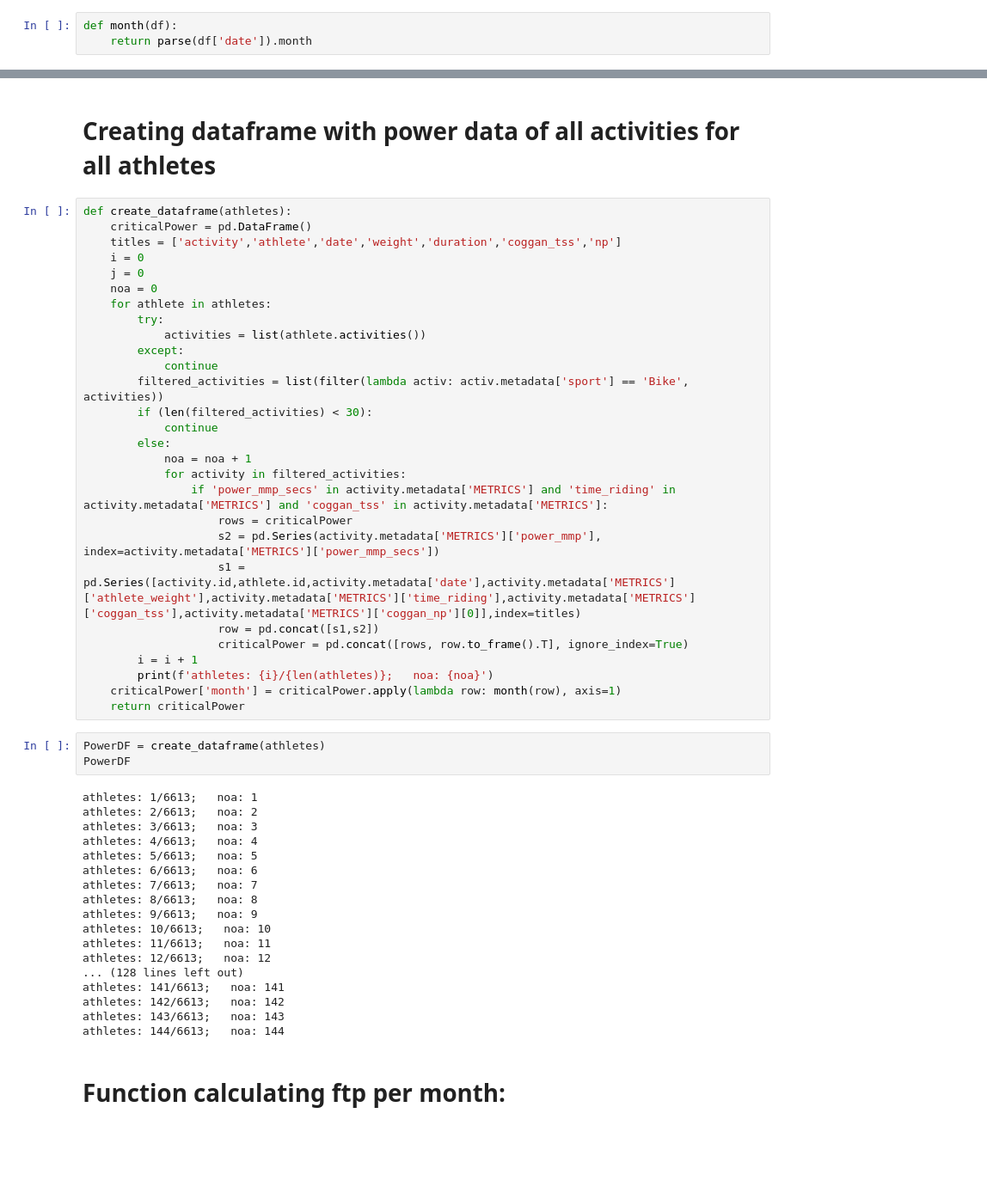
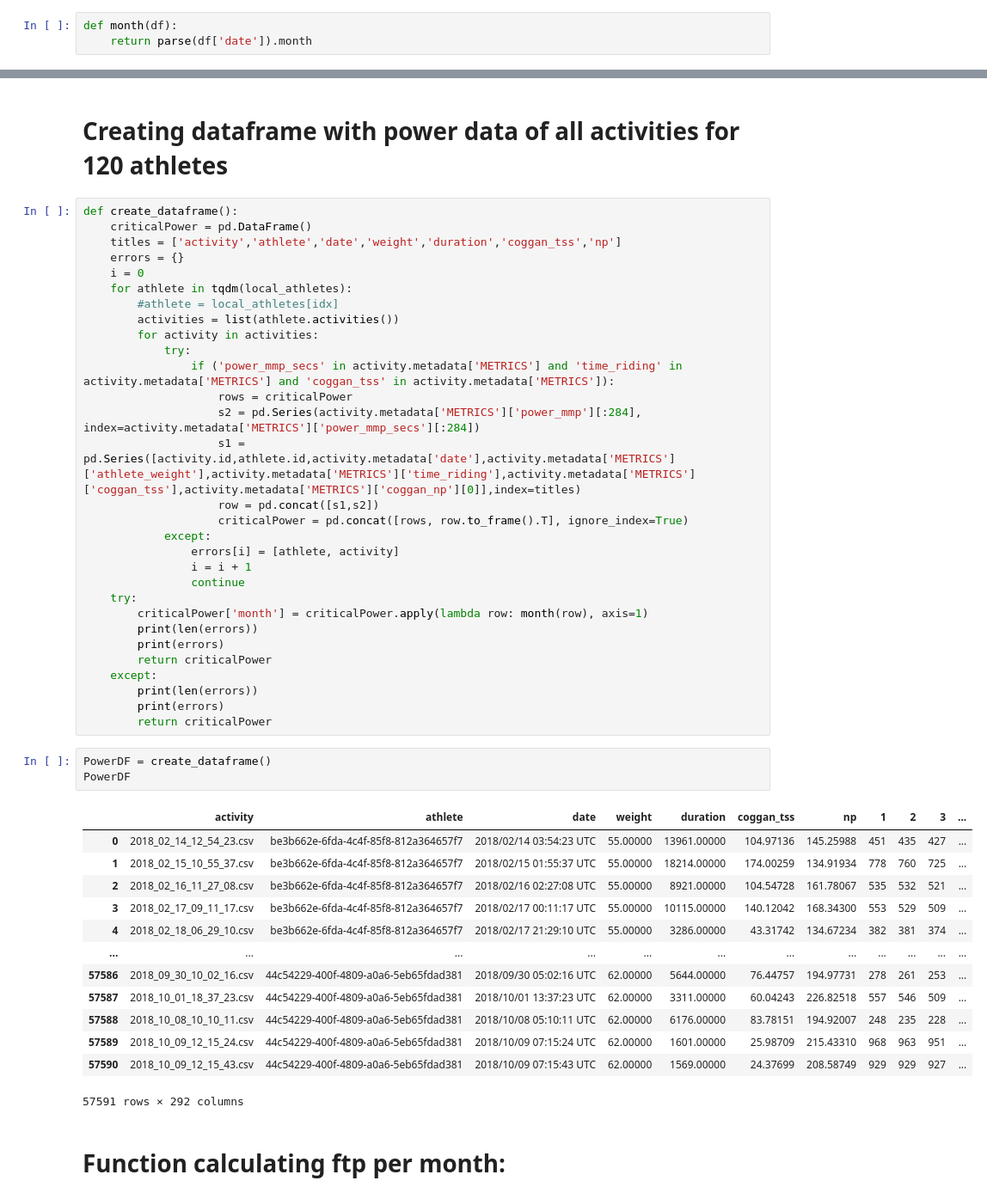
Before and after one commit to matib-g/MasterThesis-Analysis-of-cyclists-training, a Jupyter notebook: ReadData.ipynb, the cells around one changed output, grey strips where cells are left out. Shown: that part at 86% size. Cells and saved outputs as stored; diff of their text form; blank space fills up the shorter version.

```diff
--- a/ReadData.ipynb
+++ b/ReadData.ipynb
@@ -274,54 +228,52 @@ PowerDF
 # %% [markdown]
-# Creating dataframe with power data of all activities for all athletes
+# Creating dataframe with power data of all activities for 120 athletes
 # %%
-def create_dataframe(athletes):
+def create_dataframe():
     criticalPower = pd.DataFrame()
     titles = ['activity','athlete','date','weight','duration','coggan_tss','np']
+    errors = {}
     i = 0
-    j = 0
-    noa = 0
-    for athlete in athletes:
-        try:
-            activities = list(athlete.activities())
-        except:
-            continue
-        filtered_activities = list(filter(lambda activ: activ.metadata['sport'] == 'Bike', activities))
-        if (len(filtered_activities) < 30):
-            continue
-        else:
-            noa = noa + 1
-            for activity in filtered_activities:
-                if 'power_mmp_secs' in activity.metadata['METRICS'] and 'time_riding' in activity.metadata['METRICS'] and 'coggan_tss' in activity.metadata['METRICS']:
+    for athlete in tqdm(local_athletes):
+        #athlete = local_athletes[idx]
+        activities = list(athlete.activities())
+        for activity in activities:
+            try:
+                if ('power_mmp_secs' in activity.metadata['METRICS'] and 'time_riding' in activity.metadata['METRICS'] and 'coggan_tss' in activity.metadata['METRICS']):
                     rows = criticalPower
-                    s2 = pd.Series(activity.metadata['METRICS']['power_mmp'], index=activity.metadata['METRICS']['power_mmp_secs'])
+                    s2 = pd.Series(activity.metadata['METRICS']['power_mmp'][:284], index=activity.metadata['METRICS']['power_mmp_secs'][:284])
                     s1 = pd.Series([activity.id,athlete.id,activity.metadata['date'],activity.metadata['METRICS']['athlete_weight'],activity.metadata['METRICS']['time_riding'],activity.metadata['METRICS']['coggan_tss'],activity.metadata['METRICS']['coggan_np'][0]],index=titles)
                     row = pd.concat([s1,s2])
                     criticalPower = pd.concat([rows, row.to_frame().T], ignore_index=True)
-        i = i + 1
-        print(f'athletes: {i}/{len(athletes)};   noa: {noa}')
-    criticalPower['month'] = criticalPower.apply(lambda row: month(row), axis=1)
-    return criticalPower
+            except:
+                errors[i] = [athlete, activity]
+                i = i + 1
+                continue
+    try:
+        criticalPower['month'] = criticalPower.apply(lambda row: month(row), axis=1)
+        print(len(errors))
+        print(errors)
+        return criticalPower
+    except:
+        print(len(errors))
+        print(errors)
+        return criticalPower
 # %%
-PowerDF = create_dataframe(athletes)
+PowerDF = create_dataframe()
 PowerDF
 # %% [output]
+|  | activity | athlete | date | weight | duration | coggan_tss | np | 1 | 2 | 3 | ... |
+| 0 | 2018_02_14_12_54_23.csv | be3b662e-6fda-4c4f-85f8-812a364657f7 | 2018/02/14 03:54:23 UTC | 55.00000 | 13961.00000 | 104.97136 | 145.25988 | 451 | 435 | 427 | ... |
+| 1 | 2018_02_15_10_55_37.csv | be3b662e-6fda-4c4f-85f8-812a364657f7 | 2018/02/15 01:55:37 UTC | 55.00000 | 18214.00000 | 174.00259 | 134.91934 | 778 | 760 | 725 | ... |
+| 2 | 2018_02_16_11_27_08.csv | be3b662e-6fda-4c4f-85f8-812a364657f7 | 2018/02/16 02:27:08 UTC | 55.00000 | 8921.00000 | 104.54728 | 161.78067 | 535 | 532 | 521 | ... |
+| 3 | 2018_02_17_09_11_17.csv | be3b662e-6fda-4c4f-85f8-812a364657f7 | 2018/02/17 00:11:17 UTC | 55.00000 | 10115.00000 | 140.12042 | 168.34300 | 553 | 529 | 509 | ... |
+| 4 | 2018_02_18_06_29_10.csv | be3b662e-6fda-4c4f-85f8-812a364657f7 | 2018/02/17 21:29:10 UTC | 55.00000 | 3286.00000 | 43.31742 | 134.67234 | 382 | 381 | 374 | ... |
+| ... | ... | ... | ... | ... | ... | ... | ... | ... | ... | ... | ... |
+| 57586 | 2018_09_30_10_02_16.csv | 44c54229-400f-4809-a0a6-5eb65fdad381 | 2018/09/30 05:02:16 UTC | 62.00000 | 5644.00000 | 76.44757 | 194.97731 | 278 | 261 | 253 | ... |
+| 57587 | 2018_10_01_18_37_23.csv | 44c54229-400f-4809-a0a6-5eb65fdad381 | 2018/10/01 13:37:23 UTC | 62.00000 | 3311.00000 | 60.04243 | 226.82518 | 557 | 546 | 509 | ... |
+| 57588 | 2018_10_08_10_10_11.csv | 44c54229-400f-4809-a0a6-5eb65fdad381 | 2018/10/08 05:10:11 UTC | 62.00000 | 6176.00000 | 83.78151 | 194.92007 | 248 | 235 | 228 | ... |
+| 57589 | 2018_10_09_12_15_24.csv | 44c54229-400f-4809-a0a6-5eb65fdad381 | 2018/10/09 07:15:24 UTC | 62.00000 | 1601.00000 | 25.98709 | 215.43310 | 968 | 963 | 951 | ... |
+| 57590 | 2018_10_09_12_15_43.csv | 44c54229-400f-4809-a0a6-5eb65fdad381 | 2018/10/09 07:15:43 UTC | 62.00000 | 1569.00000 | 24.37699 | 208.58749 | 929 | 929 | 927 | ... |
-athletes: 1/6613;   noa: 1
-athletes: 2/6613;   noa: 2
-athletes: 3/6613;   noa: 3
-athletes: 4/6613;   noa: 4
-athletes: 5/6613;   noa: 5
-athletes: 6/6613;   noa: 6
-athletes: 7/6613;   noa: 7
-athletes: 8/6613;   noa: 8
-athletes: 9/6613;   noa: 9
-athletes: 10/6613;   noa: 10
-athletes: 11/6613;   noa: 11
-athletes: 12/6613;   noa: 12
-... (128 lines left out)
-athletes: 141/6613;   noa: 141
-athletes: 142/6613;   noa: 142
-athletes: 143/6613;   noa: 143
-athletes: 144/6613;   noa: 144
+57591 rows × 292 columns
 # %% [markdown]
 # Function calculating ftp per month:
 # %%
```
Also changed, not shown: parts of 53 cells of this notebook.
